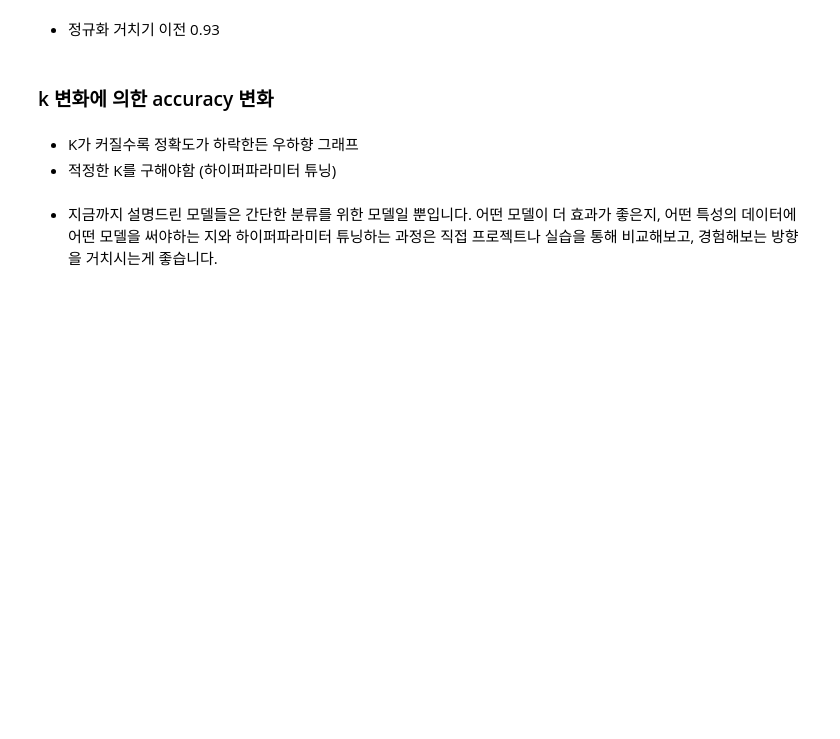
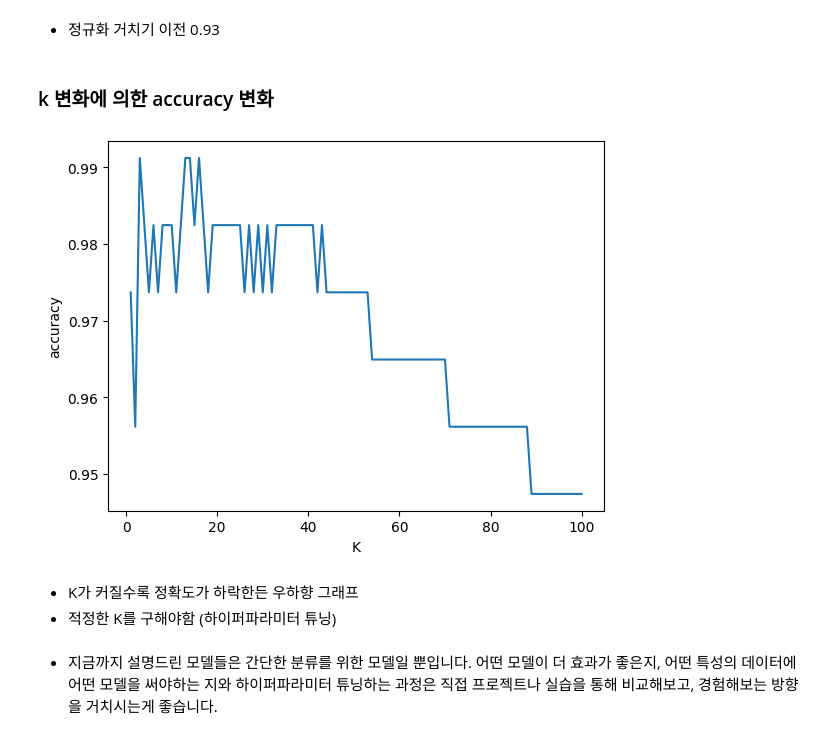
Before and after one commit to Meonu/AI-Bigdata-Study, a Jupyter notebook: practice/7. Supervised Learning(Sorting).ipynb, the cells around one changed output. Drawn from its saved outputs; the diff is of its cells as text; code cells hidden in the pictures; blank space fills up the shorter version.

```diff
--- a/practice/7. Supervised Learning(Sorting).ipynb
+++ b/practice/7. Supervised Learning(Sorting).ipynb
@@ -632,6 +741,6 @@ print(X_train_minmax.iloc[:,:5].describe())
 knn = KNeighborsClassifier(n_neighbors = 5)
 knn.fit(X_train_minmax, y_train)
 
-pred = knn.predict(X_test_minmax)
+pred = knn.predict(X_test_minmax.to_numpy())
 
 accuracy_score(pred, y_test)
@@ -642,18 +753,20 @@ accuracy_score(pred, y_test)
 # %%
 k_list = range(1,101)
 accuracy = []
 
 for k in k_list:
     knn = KNeighborsClassifier(n_neighbors = k)
     knn.fit(X_train_minmax, y_train)
-    pred = knn.predict(X_test_minmax)
+    pred = knn.predict(X_test_minmax.to_numpy())
     score = accuracy_score(pred, y_test)
     accuracy.append(score)
 
 plt.plot(k_list, accuracy)
 plt.xlabel('K')
 plt.ylabel('accuracy')
 plt.show()
+# %% [output]
+[figure, added]
 # %% [markdown]
 - K가 커질수록 정확도가 하락한든 우하향 그래프
 - 적정한 K를 구해야함 (하이퍼파라미터 튜닝)
```
Also changed, not shown: parts of 42 cells of this notebook.
